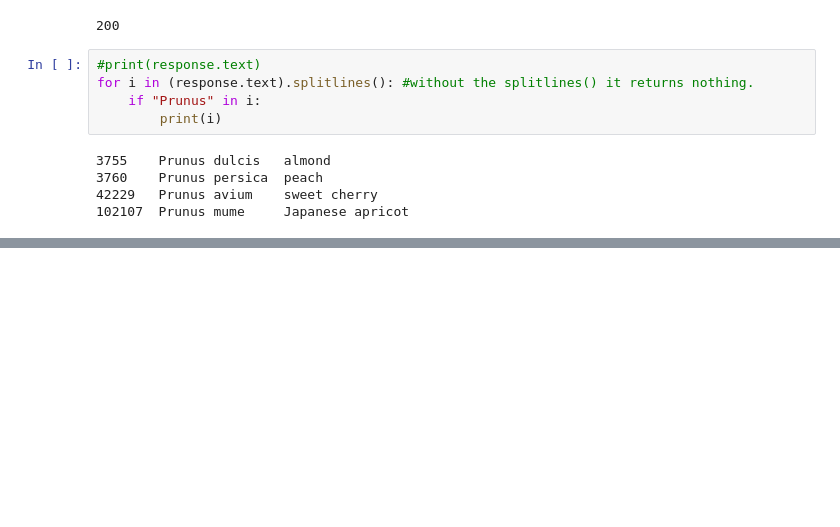
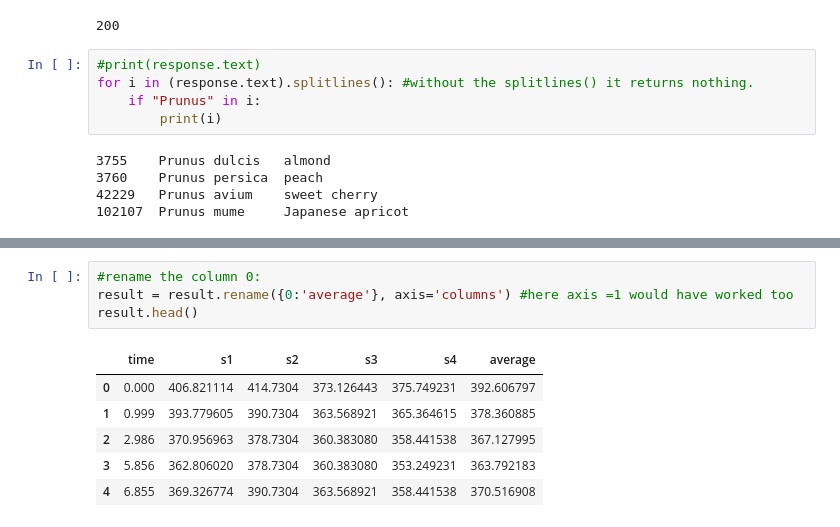
Before and after one commit to thuy1893/miscellaneous, a Jupyter notebook: useful_codes1.ipynb, the cells around one changed output, grey strips where cells are left out. Saved outputs shown, nothing was run; the diff lists cells and outputs as text; blank space fills up the shorter version.

```diff
--- a/useful_codes1.ipynb
+++ b/useful_codes1.ipynb
@@ -109,0 +191,11 @@ for i in (response.text).splitlines(): #without the splitlines() it returns noth
+# %%
+#rename the column 0:
+result = result.rename({0:'average'}, axis='columns') #here axis =1 would have worked too
+result.head()
+# %% [output]
+|  | time | s1 | s2 | s3 | s4 | average |
+| 0 | 0.000 | 406.821114 | 414.7304 | 373.126443 | 375.749231 | 392.606797 |
+| 1 | 0.999 | 393.779605 | 390.7304 | 363.568921 | 365.364615 | 378.360885 |
+| 2 | 2.986 | 370.956963 | 378.7304 | 360.383080 | 358.441538 | 367.127995 |
+| 3 | 5.856 | 362.806020 | 378.7304 | 360.383080 | 353.249231 | 363.792183 |
+| 4 | 6.855 | 369.326774 | 390.7304 | 363.568921 | 358.441538 | 370.516908 |
```
Also changed, not shown: parts of 15 cells of this notebook, 1 other file.
